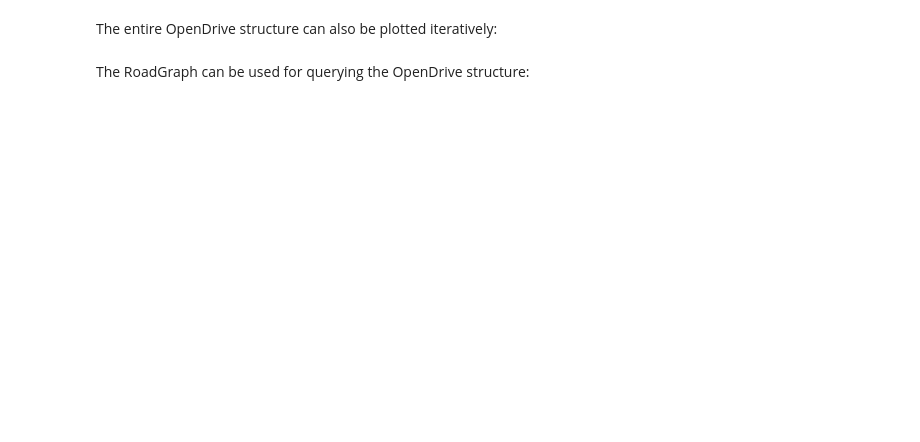
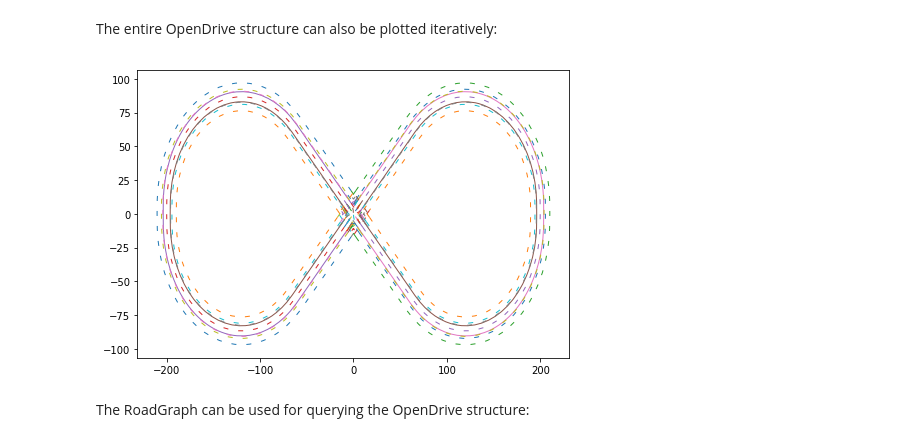
Before and after one commit to bark-simulator/bark, a Jupyter notebook: docs/tutorials/02_maps.ipynb, the cells around one changed output. Drawn from its saved outputs; the diff is of its cells as text; code cells hidden in the pictures; blank space fills up the shorter version.

```diff
--- a/docs/tutorials/02_maps.ipynb
+++ b/docs/tutorials/02_maps.ipynb
@@ -121,12 +123,16 @@ viewer.clear()
 # %% [markdown]
 The entire OpenDrive structure can also be plotted iteratively:
 # %%
+viewer = MPViewer(params=params,
+                  use_world_bounds=True)
 for idx_r, road in open_drive_map.GetRoads().items():
-  for idx_ls, lane_section in enumerate(road.lane_sections):
-    for idx_l, lane in lane_section.GetLanes().items():
-      viewer.drawXodrLane(lane)
+    for idx_ls, lane_section in enumerate(road.lane_sections):
+        for idx_l, lane in lane_section.GetLanes().items():
+            viewer.drawXodrLane(lane)
 viewer.show()
 viewer.clear()
+# %% [output]
+[figure, added]
 # %% [markdown]
 The RoadGraph can be used for querying the OpenDrive structure:
 # %%
```
Also changed, not shown: parts of 4 cells of this notebook.
